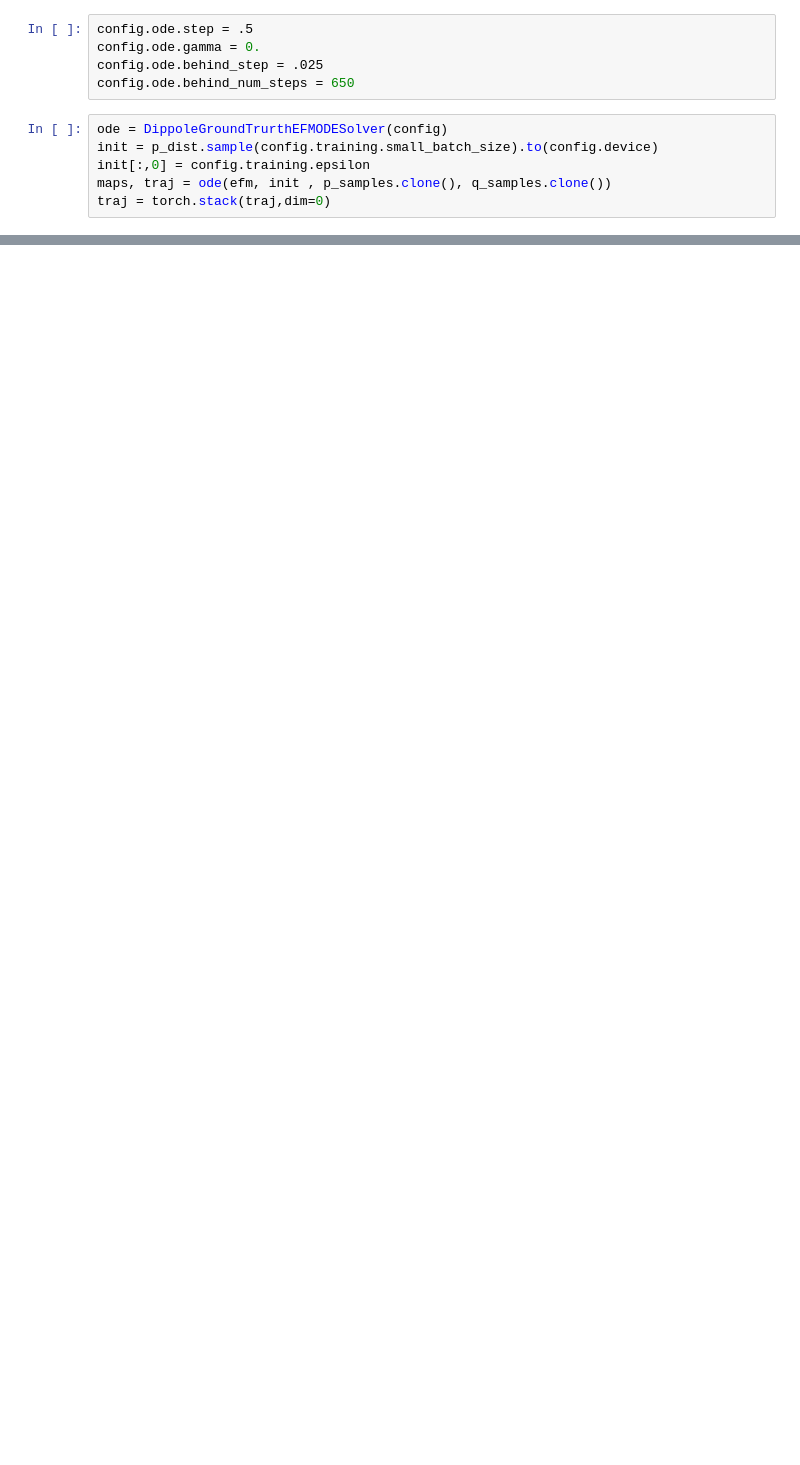
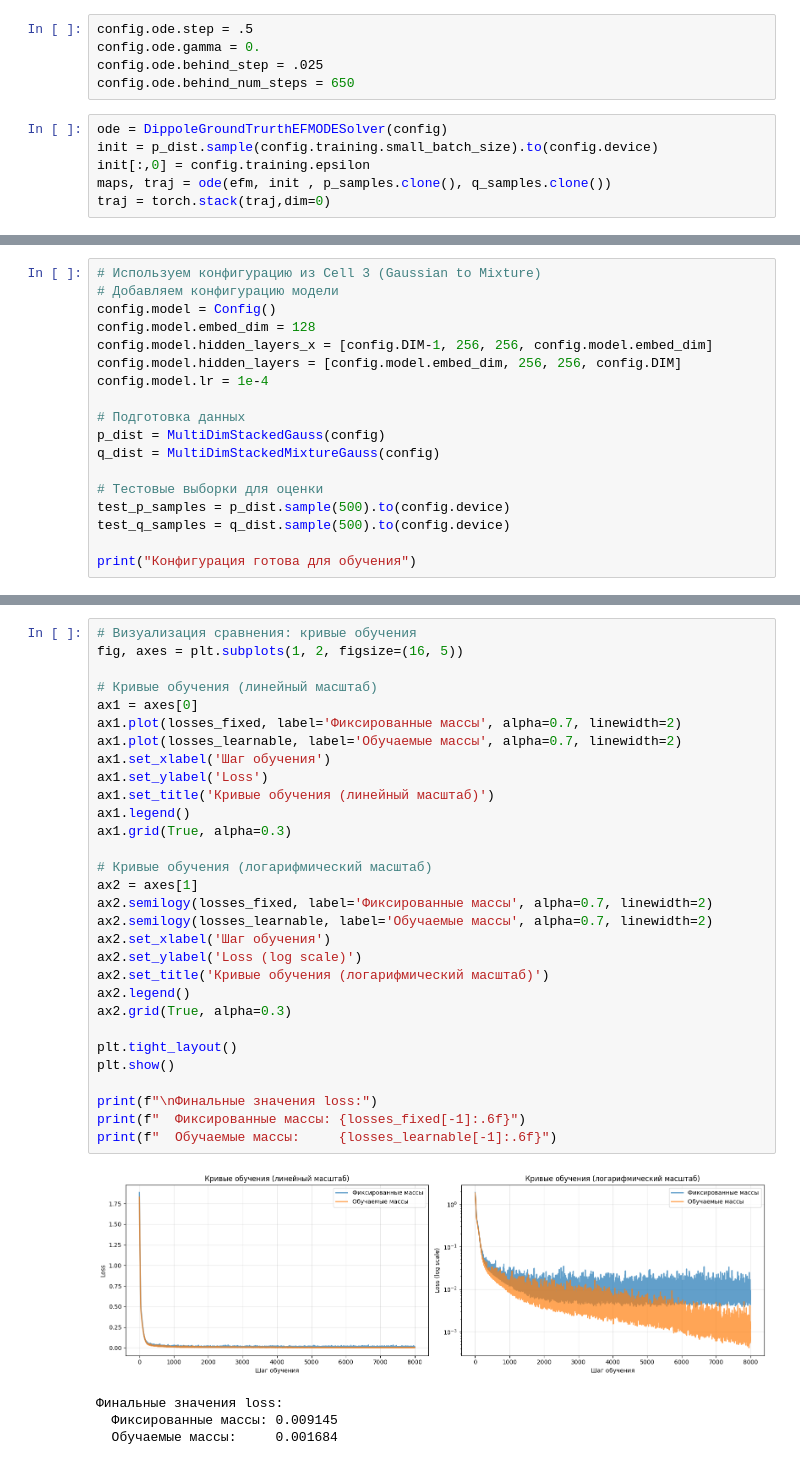
Before and after one commit to WindowsKonon1337/FieldMatching, a Jupyter notebook: notebooks/EFMToy.ipynb, the cells around one changed output, grey strips where cells are left out. Cells and saved outputs as stored; diff of their text form; blank space fills up the shorter version.

```diff
--- a/notebooks/EFMToy.ipynb
+++ b/notebooks/EFMToy.ipynb
@@ -205,0 +214,18 @@ fig = efm.plotTrajectories(traj=traj,
+# %%
+# Используем конфигурацию из Cell 3 (Gaussian to Mixture)
+# Добавляем конфигурацию модели
+config.model = Config()
+config.model.embed_dim = 128
+config.model.hidden_layers_x = [config.DIM-1, 256, 256, config.model.embed_dim]
+config.model.hidden_layers = [config.model.embed_dim, 256, 256, config.DIM]
+config.model.lr = 1e-4
+
+# Подготовка данных
+p_dist = MultiDimStackedGauss(config)
+q_dist = MultiDimStackedMixtureGauss(config)
+
+# Тестовые выборки для оценки
+test_p_samples = p_dist.sample(500).to(config.device)
+test_q_samples = q_dist.sample(500).to(config.device)
+
+print("Конфигурация готова для обучения")
@@ -205,0 +474,35 @@ fig = efm.plotTrajectories(traj=traj,
+# %%
+# Визуализация сравнения: кривые обучения
+fig, axes = plt.subplots(1, 2, figsize=(16, 5))
+
+# Кривые обучения (линейный масштаб)
+ax1 = axes[0]
+ax1.plot(losses_fixed, label='Фиксированные массы', alpha=0.7, linewidth=2)
+ax1.plot(losses_learnable, label='Обучаемые массы', alpha=0.7, linewidth=2)
+ax1.set_xlabel('Шаг обучения')
+ax1.set_ylabel('Loss')
+ax1.set_title('Кривые обучения (линейный масштаб)')
+ax1.legend()
+ax1.grid(True, alpha=0.3)
+
+# Кривые обучения (логарифмический масштаб)
+ax2 = axes[1]
+ax2.semilogy(losses_fixed, label='Фиксированные массы', alpha=0.7, linewidth=2)
+ax2.semilogy(losses_learnable, label='Обучаемые массы', alpha=0.7, linewidth=2)
+ax2.set_xlabel('Шаг обучения')
+ax2.set_ylabel('Loss (log scale)')
+ax2.set_title('Кривые обучения (логарифмический масштаб)')
+ax2.legend()
+ax2.grid(True, alpha=0.3)
+
+plt.tight_layout()
+plt.show()
+
+print(f"\nФинальные значения loss:")
+print(f"  Фиксированные массы: {losses_fixed[-1]:.6f}")
+print(f"  Обучаемые массы:     {losses_learnable[-1]:.6f}")
+# %% [output]
+[figure, added]
+Финальные значения loss:
+  Фиксированные массы: 0.009145
+  Обучаемые массы:     0.001684
```
Also changed, not shown: parts of 20 cells of this notebook, 3 other files.
